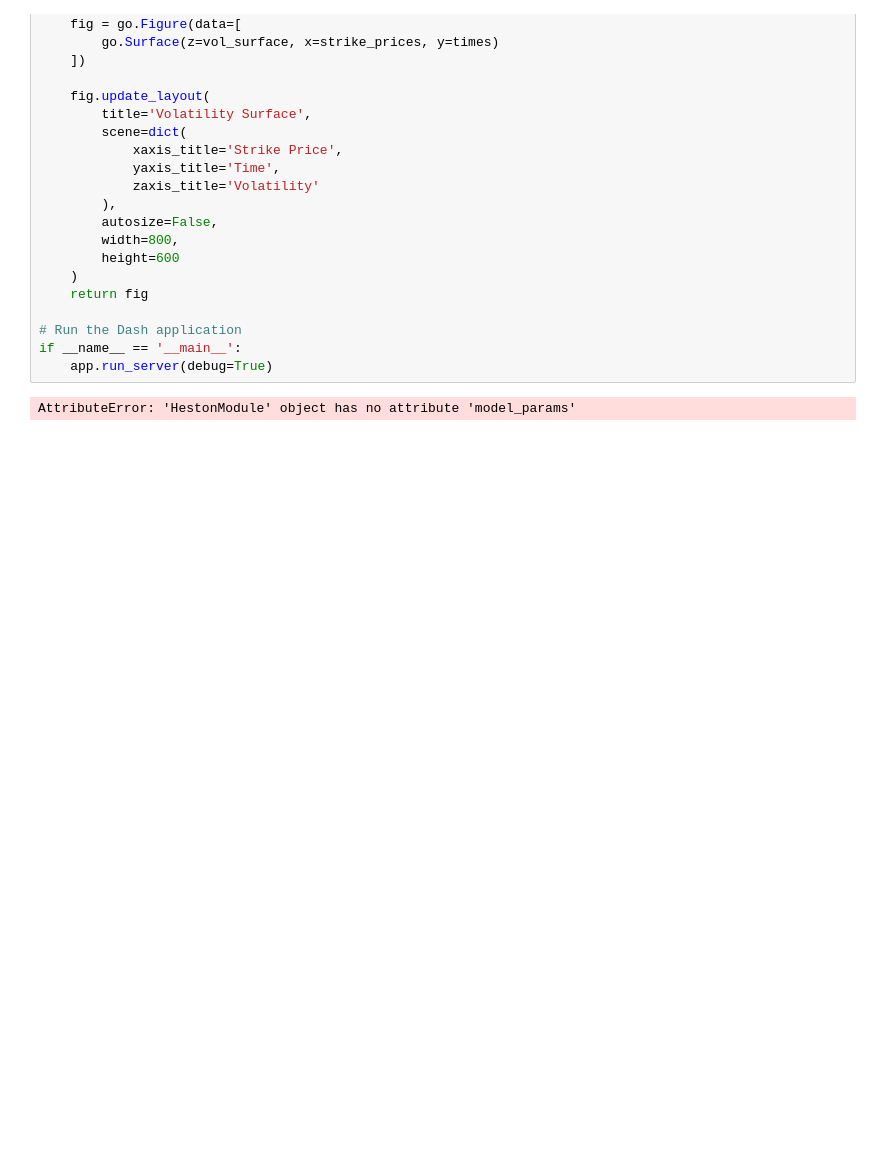
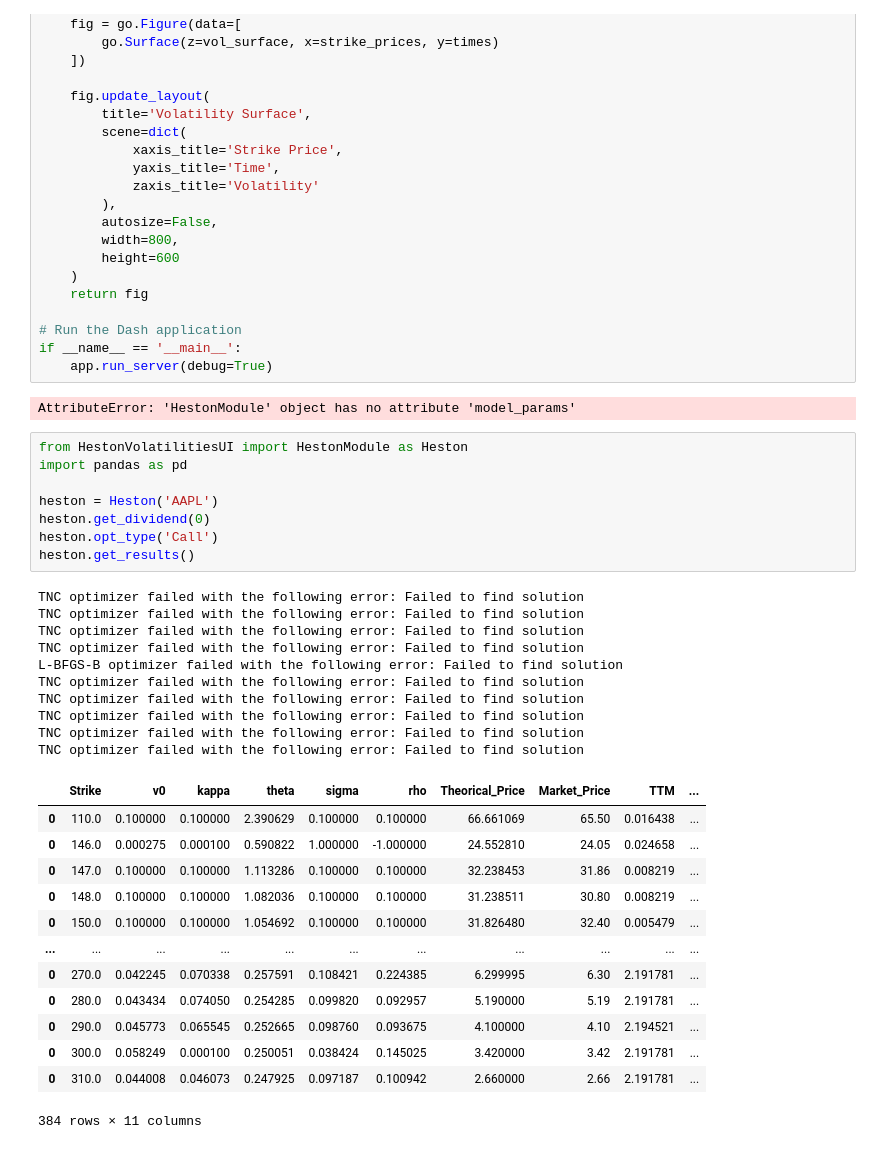
Before and after one commit to waldensanchez/HestonAutomation, a Jupyter notebook: V3.ipynb, the cells around one changed output. Cells and saved outputs as stored; diff of their text form; blank space fills up the shorter version.

```diff
--- a/V3.ipynb
+++ b/V3.ipynb
@@ -355,3 +355,35 @@ if __name__ == '__main__':
     app.run_server(debug=True)
 # %% [output]
 AttributeError: 'HestonModule' object has no attribute 'model_params'
+# %%
+from HestonVolatilitiesUI import HestonModule as Heston
+import pandas as pd
+
+heston = Heston('AAPL')
+heston.get_dividend(0)
+heston.opt_type('Call')
+heston.get_results()
+# %% [output]
+TNC optimizer failed with the following error: Failed to find solution
+TNC optimizer failed with the following error: Failed to find solution
+TNC optimizer failed with the following error: Failed to find solution
+TNC optimizer failed with the following error: Failed to find solution
+L-BFGS-B optimizer failed with the following error: Failed to find solution
+TNC optimizer failed with the following error: Failed to find solution
+TNC optimizer failed with the following error: Failed to find solution
+TNC optimizer failed with the following error: Failed to find solution
+TNC optimizer failed with the following error: Failed to find solution
+TNC optimizer failed with the following error: Failed to find solution
+|  | Strike | v0 | kappa | theta | sigma | rho | Theorical_Price | Market_Price | TTM | ... |
+| 0 | 110.0 | 0.100000 | 0.100000 | 2.390629 | 0.100000 | 0.100000 | 66.661069 | 65.50 | 0.016438 | ... |
+| 0 | 146.0 | 0.000275 | 0.000100 | 0.590822 | 1.000000 | -1.000000 | 24.552810 | 24.05 | 0.024658 | ... |
+| 0 | 147.0 | 0.100000 | 0.100000 | 1.113286 | 0.100000 | 0.100000 | 32.238453 | 31.86 | 0.008219 | ... |
+| 0 | 148.0 | 0.100000 | 0.100000 | 1.082036 | 0.100000 | 0.100000 | 31.238511 | 30.80 | 0.008219 | ... |
+| 0 | 150.0 | 0.100000 | 0.100000 | 1.054692 | 0.100000 | 0.100000 | 31.826480 | 32.40 | 0.005479 | ... |
+| ... | ... | ... | ... | ... | ... | ... | ... | ... | ... | ... |
+| 0 | 270.0 | 0.042245 | 0.070338 | 0.257591 | 0.108421 | 0.224385 | 6.299995 | 6.30 | 2.191781 | ... |
+| 0 | 280.0 | 0.043434 | 0.074050 | 0.254285 | 0.099820 | 0.092957 | 5.190000 | 5.19 | 2.191781 | ... |
+| 0 | 290.0 | 0.045773 | 0.065545 | 0.252665 | 0.098760 | 0.093675 | 4.100000 | 4.10 | 2.194521 | ... |
+| 0 | 300.0 | 0.058249 | 0.000100 | 0.250051 | 0.038424 | 0.145025 | 3.420000 | 3.42 | 2.191781 | ... |
+| 0 | 310.0 | 0.044008 | 0.046073 | 0.247925 | 0.097187 | 0.100942 | 2.660000 | 2.66 | 2.191781 | ... |
+384 rows × 11 columns
```
Also changed, not shown: parts of 7 cells of this notebook, 4 other files.
